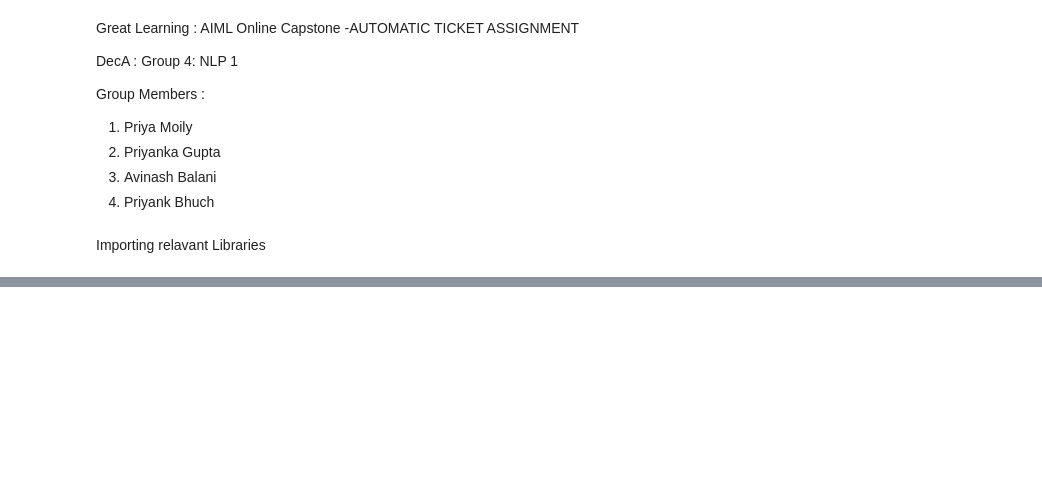
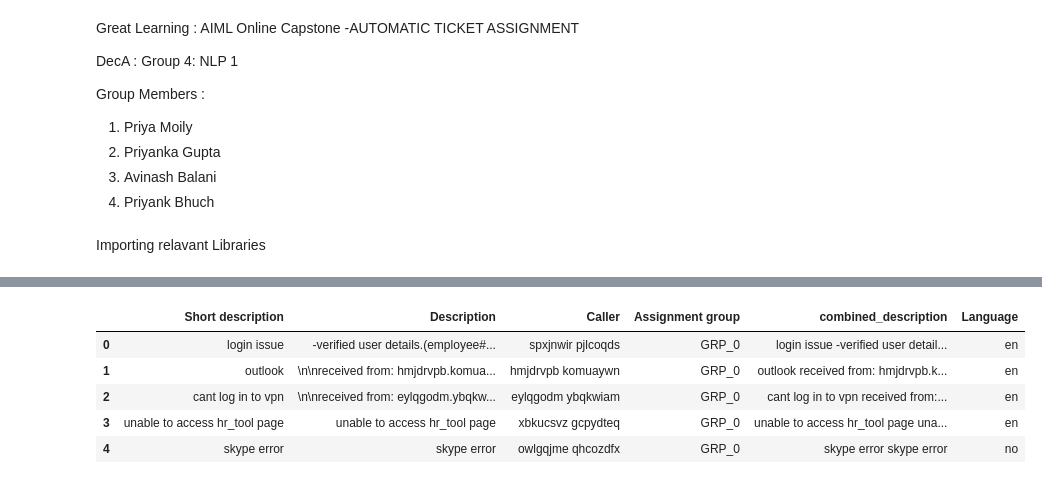
Before and after one commit to pbhuch/GL_DecA_G4_NLP1, a Jupyter notebook: GL_DecA_G4_NLP1.ipynb, the cells around one changed output, grey strips where cells are left out. Cells and saved outputs as stored; diff of their text form; code cells hidden in the pictures; blank space fills up the shorter version.

```diff
--- a/GL_DecA_G4_NLP1.ipynb
+++ b/GL_DecA_G4_NLP1.ipynb
@@ -195,0 +378,9 @@ dataset['Language'] = dataset['combined_description'].apply(fn_lan_detect)
+# %%
+dataset1.head()
+# %% [output]
+|  | Short description | Description | Caller | Assignment group | combined_description | Language |
+| 0 | login issue | -verified user details.(employee#... | spxjnwir pjlcoqds | GRP_0 | login issue -verified user detail... | en |
+| 1 | outlook | \n\nreceived from: hmjdrvpb.komua... | hmjdrvpb komuaywn | GRP_0 | outlook received from: hmjdrvpb.k... | en |
+| 2 | cant log in to vpn | \n\nreceived from: eylqgodm.ybqkw... | eylqgodm ybqkwiam | GRP_0 | cant log in to vpn received from:... | en |
+| 3 | unable to access hr_tool page | unable to access hr_tool page | xbkucsvz gcpydteq | GRP_0 | unable to access hr_tool page una... | en |
+| 4 | skype error | skype error | owlgqjme qhcozdfx | GRP_0 | skype error skype error | no |
```
Also changed, not shown: parts of 54 cells of this notebook.
